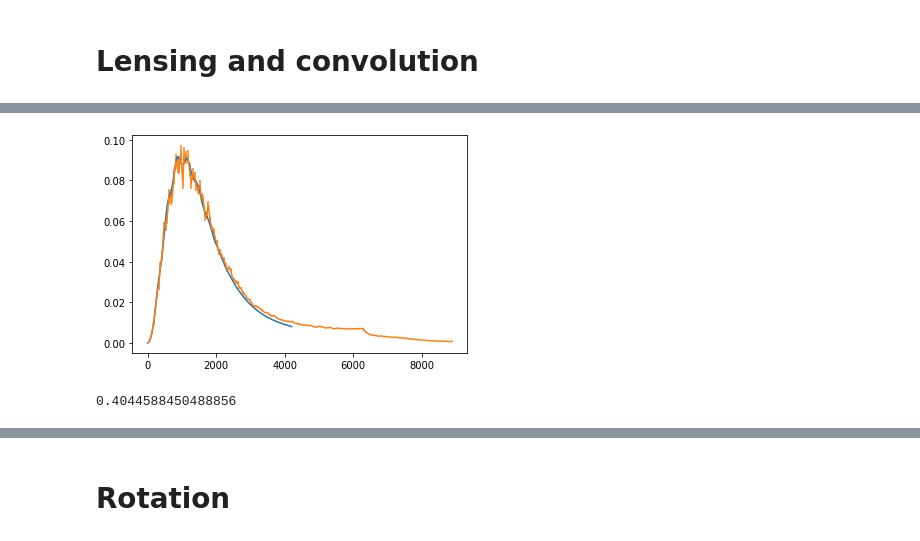
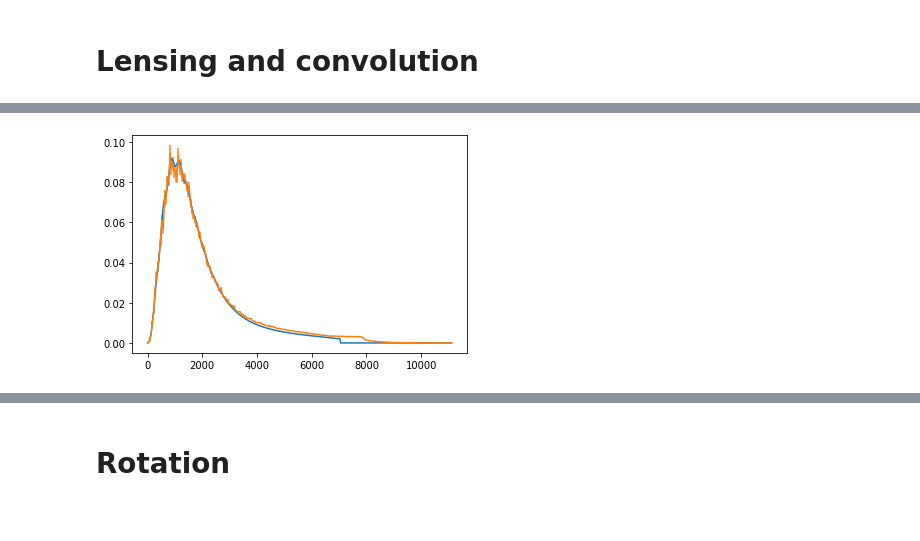
Before and after one commit to winstonyin/cmb_simulation, a Jupyter notebook: cmb_simulation.ipynb, the cells around one changed output, grey strips where cells are left out. Drawn from its saved outputs; the diff is of its cells as text; code cells hidden in the pictures.

Commit message:
lensing tests and demo

```diff
--- a/cmb_simulation.ipynb
+++ b/cmb_simulation.ipynb
@@ -237,7 +200,10 @@ def lensFunc(cmbmap, p):
 # %%
-teb_len = lensTEB(teb, p, fun=lensInterp)
+# Lensing by cubic interpolation
+teb_len1 = lensTEB(teb, p, fun=lensInterp)
 
-cmb.BB_len.plot(np.linspace(1, 4200, 500), lambda l: l**2/(2*np.pi))
-teb_len.B.binSpectrum(delta=50).plot(lambda l: l**2/(2*np.pi))
+ls = np.linspace(1, np.max(teb_len1.ml), 500)
+cmb.BB_len.plot(ls, lambda l: l**2/(2*np.pi))
+teb_len1.B.binSpectrum(delta=50).plot(lambda l: l**2/(2*np.pi))
+# 2.5s
 # %% [output]
-[figure, old version]
+[figure, new version]
@@ -248,4 +209,0 @@ teb_len3 = lensTEB(teb, p, fun=lensNearest)
-# %%
-np.std(teb_len1.B.r)
-# %% [output]
-0.4044588450488856
```
Also changed, not shown: parts of 21 cells of this notebook, 1 other file.
